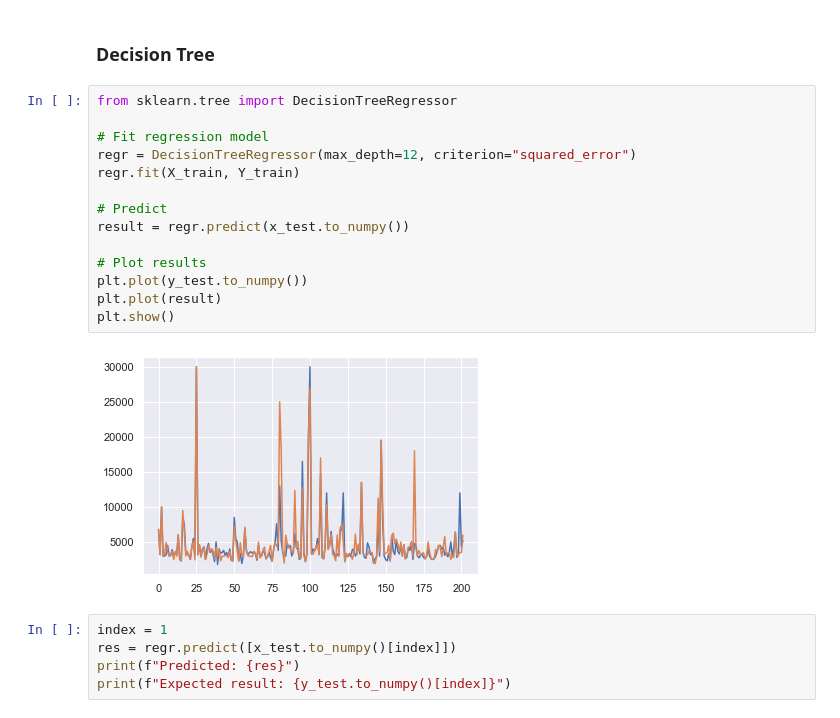
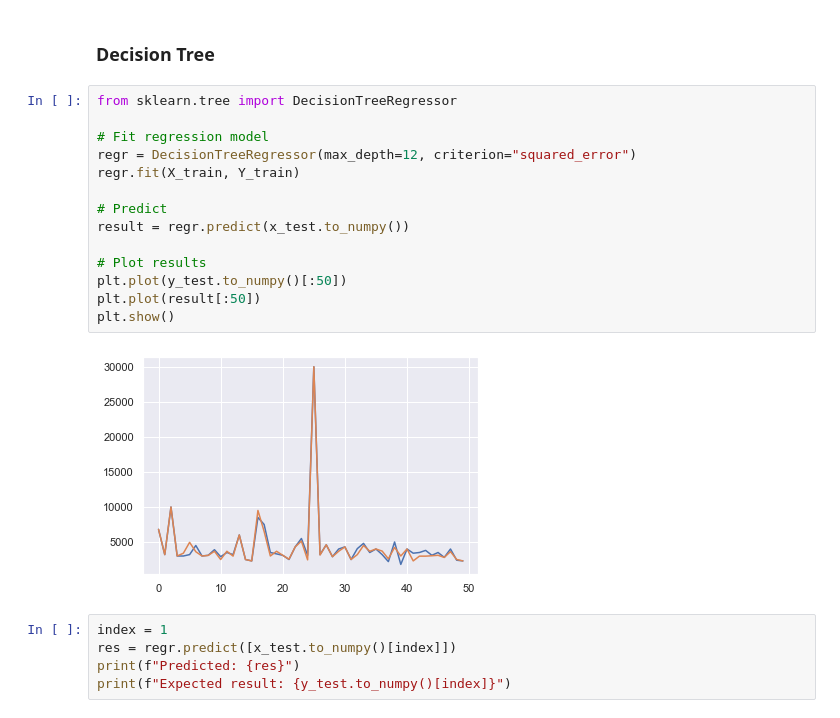
Before and after one commit to Mat2314/ml-housing-prices, a Jupyter notebook: regression/pytorch-regression.ipynb, the cells around one changed output. Saved outputs shown, nothing was run; the diff lists cells and outputs as text.

```diff
--- a/regression/pytorch-regression.ipynb
+++ b/regression/pytorch-regression.ipynb
@@ -213,19 +216,19 @@ array([[ 1.30609112, -0.34969023, -0.4677868 ],
 # %%
 from sklearn.tree import DecisionTreeRegressor
 
 # Fit regression model
 regr = DecisionTreeRegressor(max_depth=12, criterion="squared_error")
 regr.fit(X_train, Y_train)
 
 # Predict
 result = regr.predict(x_test.to_numpy())
 
 # Plot results
-plt.plot(y_test.to_numpy())
-plt.plot(result)
+plt.plot(y_test.to_numpy()[:50])
+plt.plot(result[:50])
 plt.show()
 # %% [output]
-[figure, old version]
+[figure, new version]
 # %%
 index = 1
 res = regr.predict([x_test.to_numpy()[index]])
```
Also changed, not shown: parts of 14 cells of this notebook.
